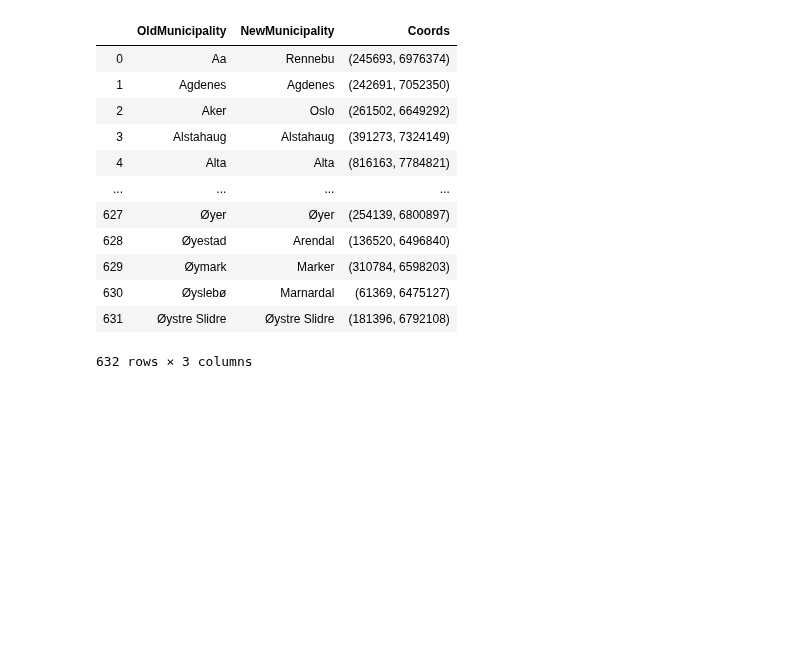
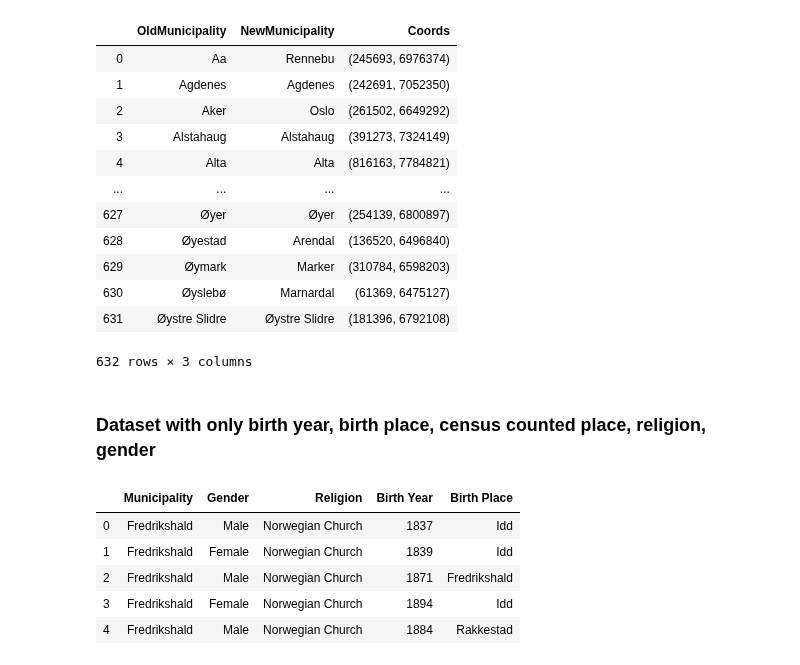
Before and after one commit to BerntA/NorwegianDemographics, a Jupyter notebook: src/merge_data.ipynb, the cells around one changed output. Saved outputs shown, nothing was run; the diff lists cells and outputs as text; code cells hidden in the pictures; blank space fills up the shorter version.

Commit message:
- You will now save a new copy of modernized data, for use in visualization.

```diff
--- a/src/merge_data.ipynb
+++ b/src/merge_data.ipynb
@@ -1860,3 +1860,15 @@ df1910_municipalities
 632 rows × 3 columns
 # %%
 df1910_municipalities.to_csv('./data/1910_census_coords.csv',index=False)
+# %% [markdown]
+### Dataset with only birth year, birth place, census counted place, religion, gender
+# %%
+df1910_modernized = df1910.drop(columns=['Census Year', 'County', 'Martial Status', 'Field of Work'])
+df1910_modernized.head()
+# %% [output]
+|  | Municipality | Gender | Religion | Birth Year | Birth Place |
+| 0 | Fredrikshald | Male | Norwegian Church | 1837 | Idd |
+| 1 | Fredrikshald | Female | Norwegian Church | 1839 | Idd |
+| 2 | Fredrikshald | Male | Norwegian Church | 1871 | Fredrikshald |
+| 3 | Fredrikshald | Female | Norwegian Church | 1894 | Idd |
+| 4 | Fredrikshald | Male | Norwegian Church | 1884 | Rakkestad |
```
Also changed, not shown: parts of 4 cells of this notebook, 1 other file.
